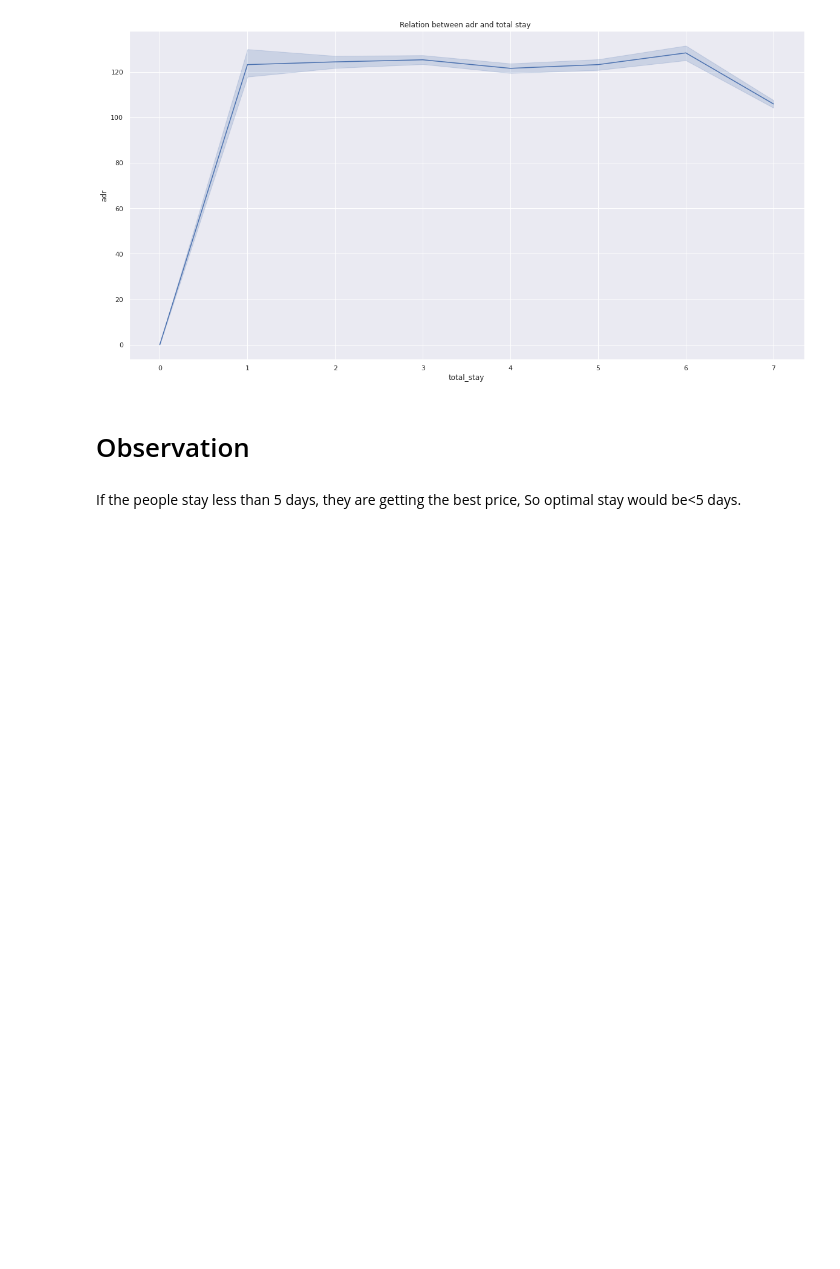
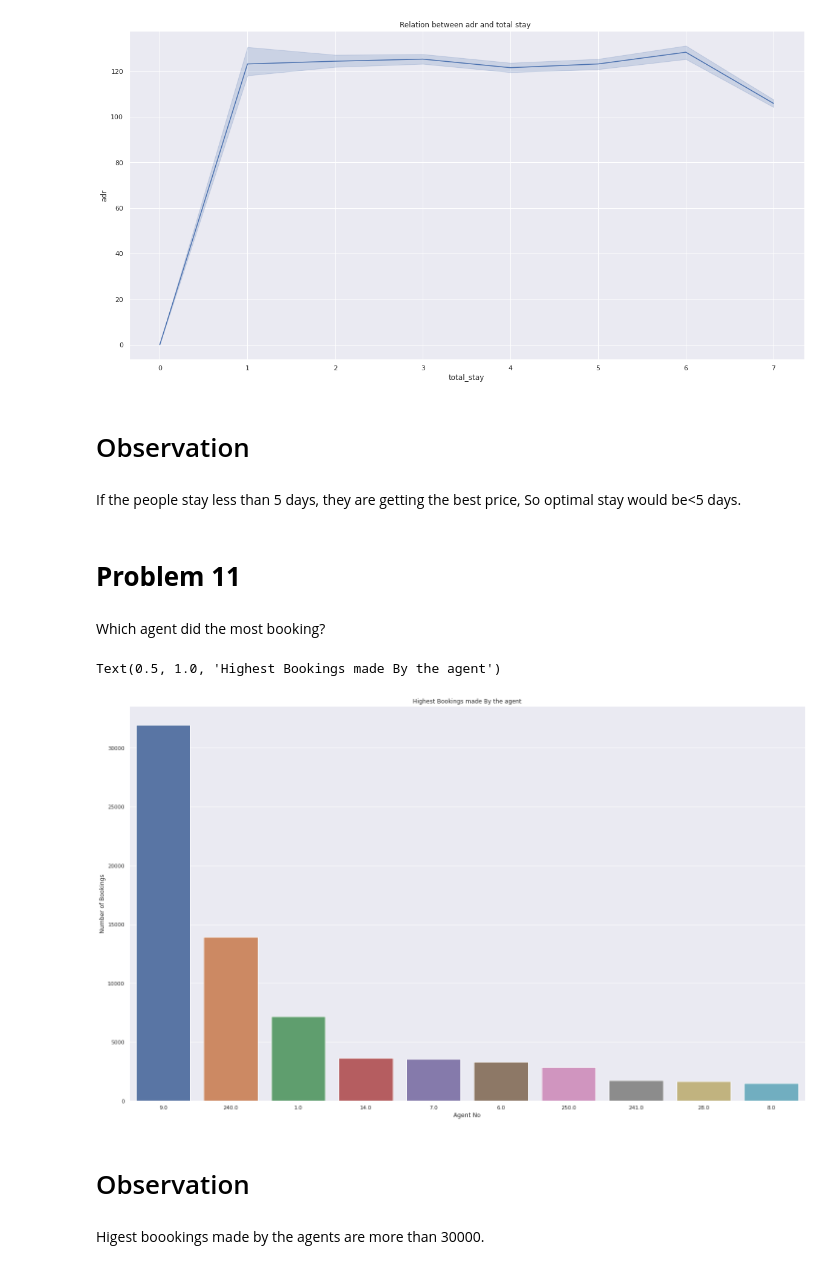
Before and after one commit to Riyago/Hotel-Booking-Analysis, a Jupyter notebook: Copy_of_Hotel_Booking_Analysis_Capstone_Project.ipynb, the cells around one changed output. Saved outputs shown, nothing was run; the diff lists cells and outputs as text; code cells hidden in the pictures; blank space fills up the shorter version.

```diff
--- a/Copy_of_Hotel_Booking_Analysis_Capstone_Project.ipynb
+++ b/Copy_of_Hotel_Booking_Analysis_Capstone_Project.ipynb
@@ -586,3 +586,25 @@ Text(0.5, 1.0, 'Relation between adr and total stay ')
 # Observation
 # %% [markdown]
 If the people stay less than 5 days, they are getting the best price, So optimal stay would be<5 days.
+# %% [markdown]
+# **Problem 11**
+# %% [markdown]
+Which agent did the most booking?
+# %%
+##return highest booking made by agents
+highest_bookings=HotelBooking_df.groupby(['agent'])['agent'].agg({'count'}).reset_index().rename(columns={'count':"Most_Bookings"}).sort_values(by='Most_Bookings',ascending=False)
+highest_bookings.drop(highest_bookings[highest_bookings['agent']==0].index,inplace=True)
+top_booking=highest_bookings[:10]
+# %%
+plt.figure(figsize=(25,15))
+sns.barplot(x=top_booking['agent'],y=top_booking['Most_Bookings'],order=top_booking['agent'])
+plt.xlabel('Agent No')
+plt.ylabel('Number of Bookings')
+plt.title('Highest Bookings made By the agent')
+# %% [output]
+Text(0.5, 1.0, 'Highest Bookings made By the agent')
+[figure, added]
+# %% [markdown]
+# Observation
+# %% [markdown]
+Higest boookings made by the agents are more than 30000.
```
Also changed, not shown: parts of 11 cells of this notebook.
